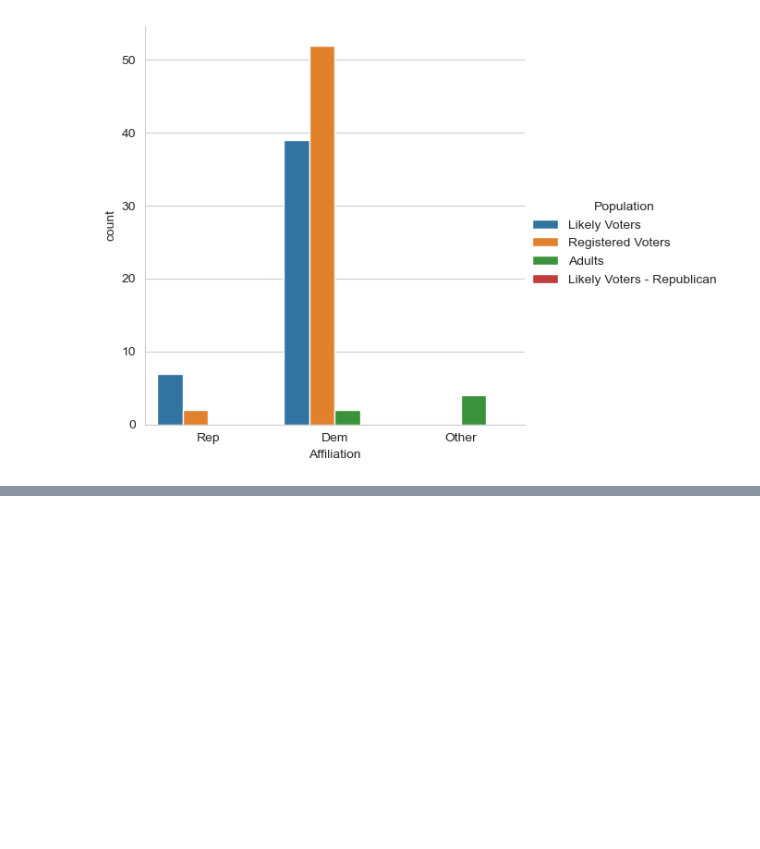
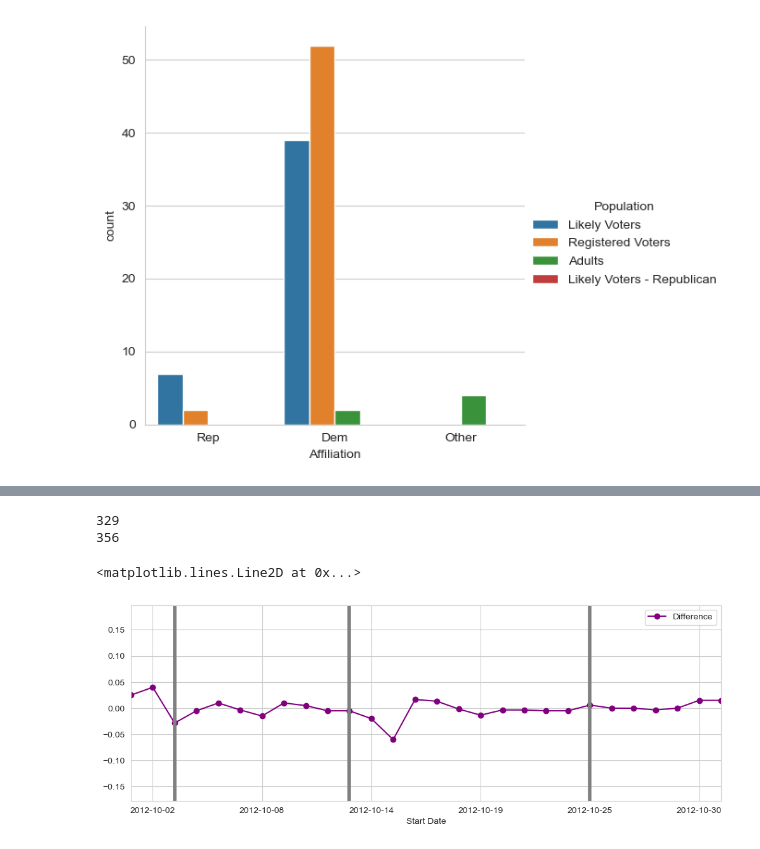
Before and after one commit to tylercoen/python, a Jupyter notebook: Learning Python for Data Analysis and Visualization/Election Data Analysis Project/Election Data Analysis Project.ipynb, the cells around one changed output, grey strips where cells are left out. Cells and saved outputs as stored; diff of their text form; code cells hidden in the pictures; blank space fills up the shorter version.

```diff
--- a/Learning Python for Data Analysis and Visualization/Election Data Analysis Project/Election Data Analysis Project.ipynb
+++ b/Learning Python for Data Analysis and Visualization/Election Data Analysis Project/Election Data Analysis Project.ipynb
@@ -71,0 +157,28 @@ TypeError: can only concatenate str (not "int") to str
+# %%
+row_in = 0
+xlimit = []
+
+for date in new_poll_df['Start Date']:
+    if date[0:7] == '2012-10':
+        xlimit.append(row_in)
+        row_in += 1
+    else:
+        row_in += 1
+print(min(xlimit))
+print(max(xlimit))
+# %% [output]
+329
+356
+# %%
+new_poll_df.plot(x='Start Date',y='Difference',figsize=(12,4),
+                marker='o',linestyle='-',color='purple',
+                xlim=(329,356))
+# OCT 3rd debate
+plt.axvline(x=329+2,linewidth=4,color='grey')
+# OCT 11th debate
+plt.axvline(x=329+10,linewidth=4,color='grey')
+# OCT 22nd debate
+plt.axvline(x=329+21,linewidth=4,color='grey')
+# %% [output]
+<matplotlib.lines.Line2D at 0x...>
+[figure, added]
```
Also changed, not shown: parts of 49 cells of this notebook.
